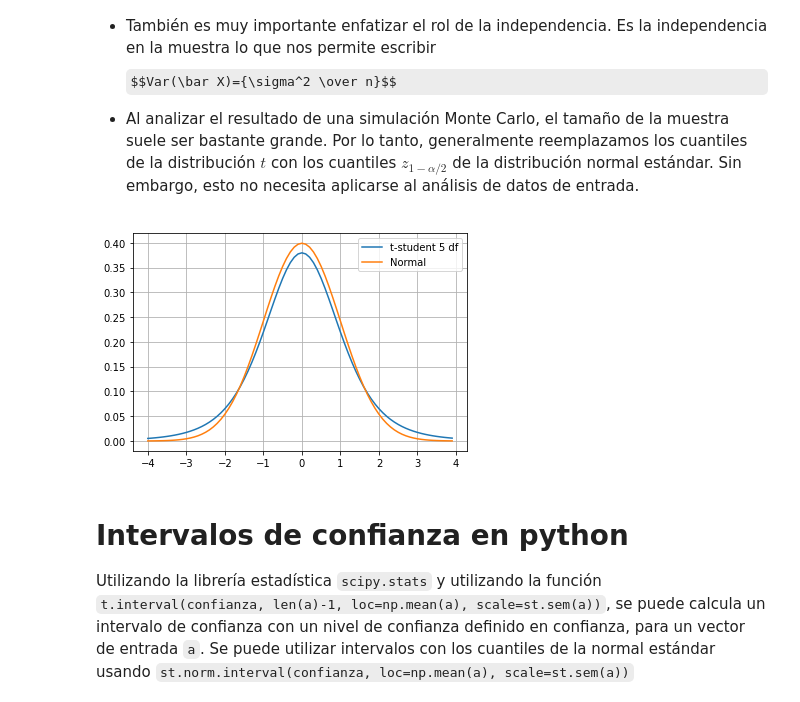
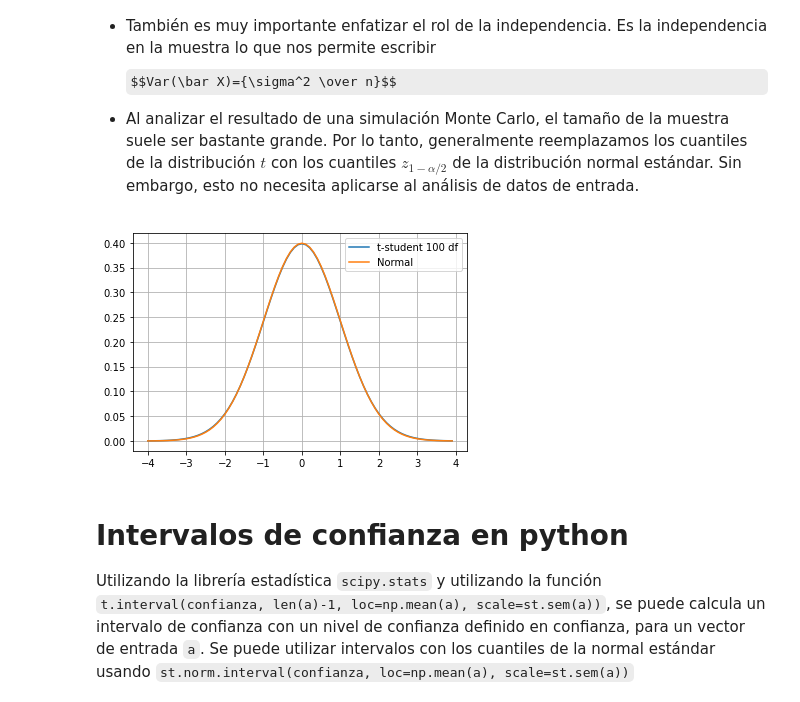
Before and after one commit to feramdor/SPF-2021-II, a Jupyter notebook: TEMA-2/Clase16_PruebasDeBondadYAjuste.ipynb, the cells around one changed output. Saved outputs shown, nothing was run; the diff lists cells and outputs as text; code cells hidden in the pictures; some formulas as TeX source.

```diff
--- a/TEMA-2/Clase16_PruebasDeBondadYAjuste.ipynb
+++ b/TEMA-2/Clase16_PruebasDeBondadYAjuste.ipynb
@@ -41,18 +41,18 @@ import matplotlib.pyplot as plt
 # %%
 # Gráfica t-student
 # %matplotlib inline
 dat = np.arange(-4,4,.1)
 # for i in range(1):
-GL = 5
+GL = 100
 y = st.t.pdf(dat,df=GL)
 y1 = st.norm.pdf(dat)
 plt.plot(dat, y, label=f't-student {GL} df')
 plt.plot(dat, y1, label='Normal')
 plt.legend()
 plt.grid()
 plt.show()
 # %% [output]
-[figure, old version]
+[figure, new version]
 # %% [markdown]
 # Intervalos de confianza en python
 
```
Also changed, not shown: parts of 5 cells of this notebook, 3 other files.
